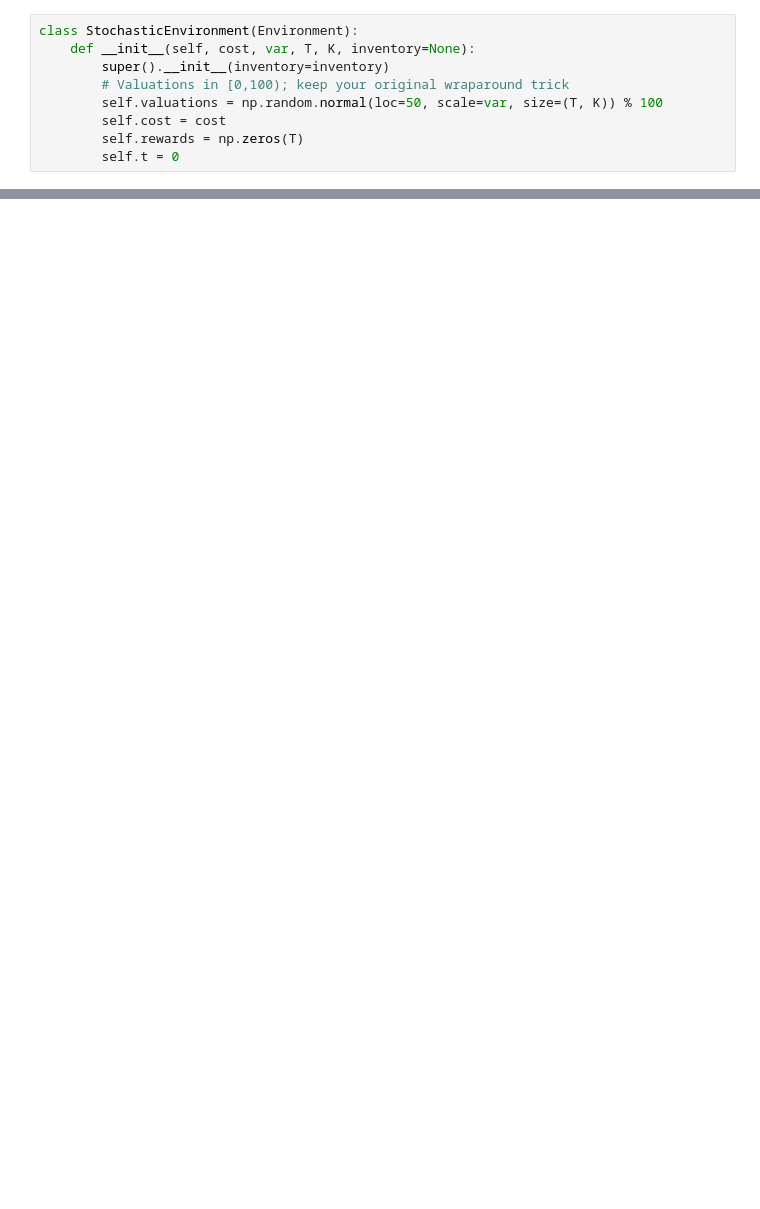
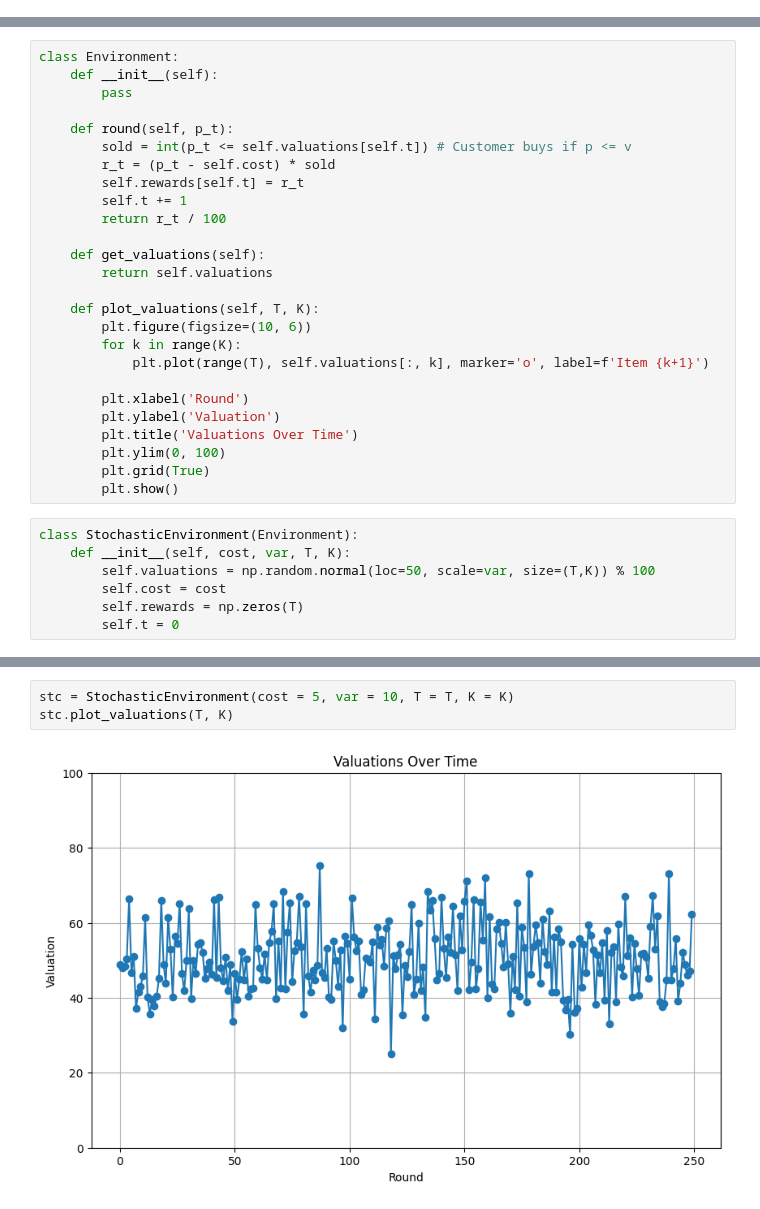
Before and after one commit to alessandrom10/Online_Learning_Applications_Project, a Jupyter notebook: Req_3/req3.ipynb, the cells around one changed output, grey strips where cells are left out. Drawn from its saved outputs; the diff is of its cells as text; blank space fills up the shorter version.

```diff
--- a/Req_3/req3.ipynb
+++ b/Req_3/req3.ipynb
@@ -74,9 +0,0 @@ class Environment:
-# %%
-class StochasticEnvironment(Environment):
-    def __init__(self, cost, var, T, K, inventory=None):
-        super().__init__(inventory=inventory)
-        # Valuations in [0,100); keep your original wraparound trick
-        self.valuations = np.random.normal(loc=50, scale=var, size=(T, K)) % 100
-        self.cost = cost
-        self.rewards = np.zeros(T)
-        self.t = 0
@@ -959,0 +11,33 @@ array([ 2918., 47082.])
+# %%
+class Environment:
+    def __init__(self):
+        pass
+
+    def round(self, p_t):
+        sold = int(p_t <= self.valuations[self.t]) # Customer buys if p <= v
+        r_t = (p_t - self.cost) * sold
+        self.rewards[self.t] = r_t
+        self.t += 1
+        return r_t / 100
+
+    def get_valuations(self):
+        return self.valuations
+
+    def plot_valuations(self, T, K):
+        plt.figure(figsize=(10, 6))
+        for k in range(K):
+            plt.plot(range(T), self.valuations[:, k], marker='o', label=f'Item {k+1}')
+
+        plt.xlabel('Round')
+        plt.ylabel('Valuation')
+        plt.title('Valuations Over Time')
+        plt.ylim(0, 100)
+        plt.grid(True)
+        plt.show()
+# %%
+class StochasticEnvironment(Environment):
+    def __init__(self, cost, var, T, K):
+        self.valuations = np.random.normal(loc=50, scale=var, size=(T,K)) % 100
+        self.cost = cost
+        self.rewards = np.zeros(T)
+        self.t = 0
@@ -959,0 +100,5 @@ array([ 2918., 47082.])
+# %%
+stc = StochasticEnvironment(cost = 5, var = 10, T = T, K = K)
+stc.plot_valuations(T, K)
+# %% [output]
+[figure, added]
```
Also changed, not shown: parts of 63 cells of this notebook.
